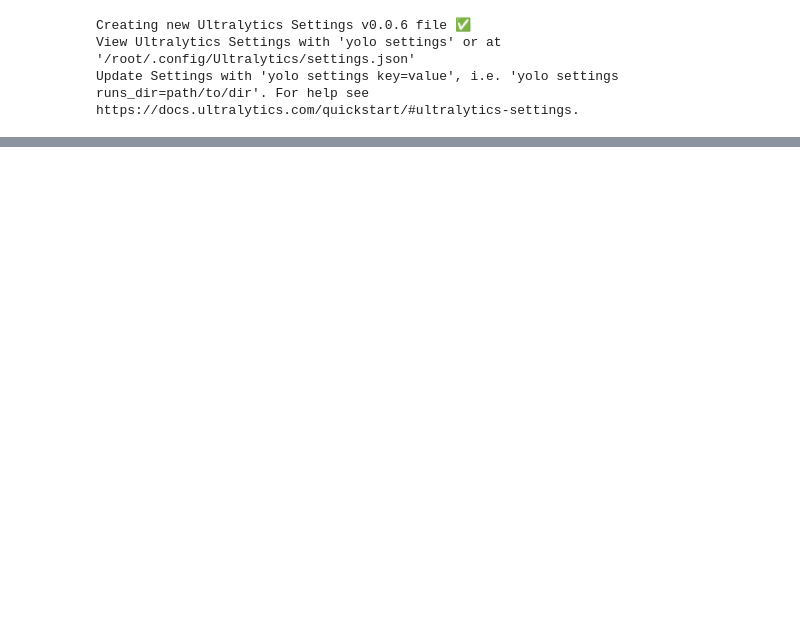
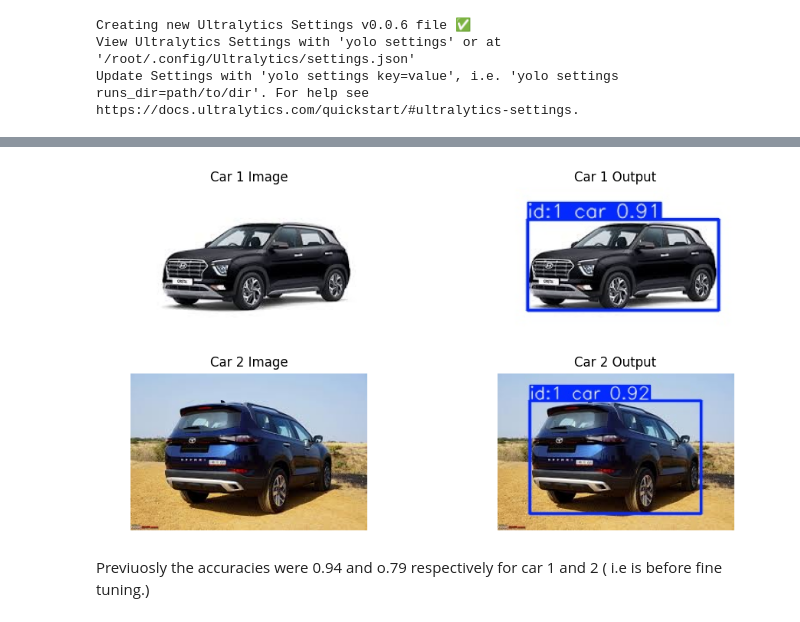
Before and after one commit to Pradhicksan/Vehicle-Tracing, a Jupyter notebook: week2/finetune_1.ipynb, the cells around one changed output, grey strips where cells are left out. Drawn from its saved outputs; the diff is of its cells as text; code cells hidden in the pictures; blank space fills up the shorter version.

```diff
--- a/week2/finetune_1.ipynb
+++ b/week2/finetune_1.ipynb
@@ -126,0 +49,15 @@ shutil.make_archive('/kaggle/working/output8', 'zip', '/kaggle/working/runs/dete
+# %%
+test_folder_path = '/kaggle/input/cars-image-dataset/Cars Dataset/test'
+all_folders = os.listdir(test_folder_path)
+# %%
+# listing all car path in a dictionary
+cars_dictionary = {}
+
+for car_name in all_folders:
+    car_folder_path = test_folder_path + f'/{car_name}'
+    cars_list = os.listdir(car_folder_path)
+    cars_path_list = [test_folder_path + f'/{car_name}' +f'/{car}' for car in cars_list]
+    cars_dictionary[car_name] = cars_path_list
+# %%
+# creating a sample list
+sample_car_path = [cars_dictionary[car][0] for car in cars_dictionary]
@@ -126,0 +84,31 @@ shutil.make_archive('/kaggle/working/output8', 'zip', '/kaggle/working/runs/dete
+# %%
+# reading images as arrays
+car_1 = mpimg.imread(sample_car_path[0])
+car_1_processed = mpimg.imread('/kaggle/working/runs/detect/track/208.jpg')
+car_2 = mpimg.imread(sample_car_path[1])
+car_2_processed = mpimg.imread('/kaggle/working/runs/detect/track/369.jpg')
+# %%
+fig, axes = plt.subplots(2, 2, figsize=(10, 5))
+
+axes[0, 0].imshow(car_1)
+axes[0, 0].axis('off')
+axes[0, 0].set_title('Car 1 Image')
+
+axes[0, 1].imshow(car_1_processed)
+axes[0, 1].axis('off')
+axes[0, 1].set_title('Car 1 Output')
+
+axes[1, 0].imshow(car_2)
+axes[1, 0].axis('off')
+axes[1, 0].set_title('Car 2 Image')
+
+axes[1, 1].imshow(car_2_processed)
+axes[1, 1].axis('off')
+axes[1, 1].set_title('Car 2 Output')
+
+plt.tight_layout()
+plt.show()
+# %% [output]
+[figure, added]
+# %% [markdown]
+Previuosly the accuracies were 0.94 and o.79 respectively for car 1 and 2 ( i.e is before fine tuning.)
```
Also changed, not shown: parts of 13 cells of this notebook, 2 other files.
